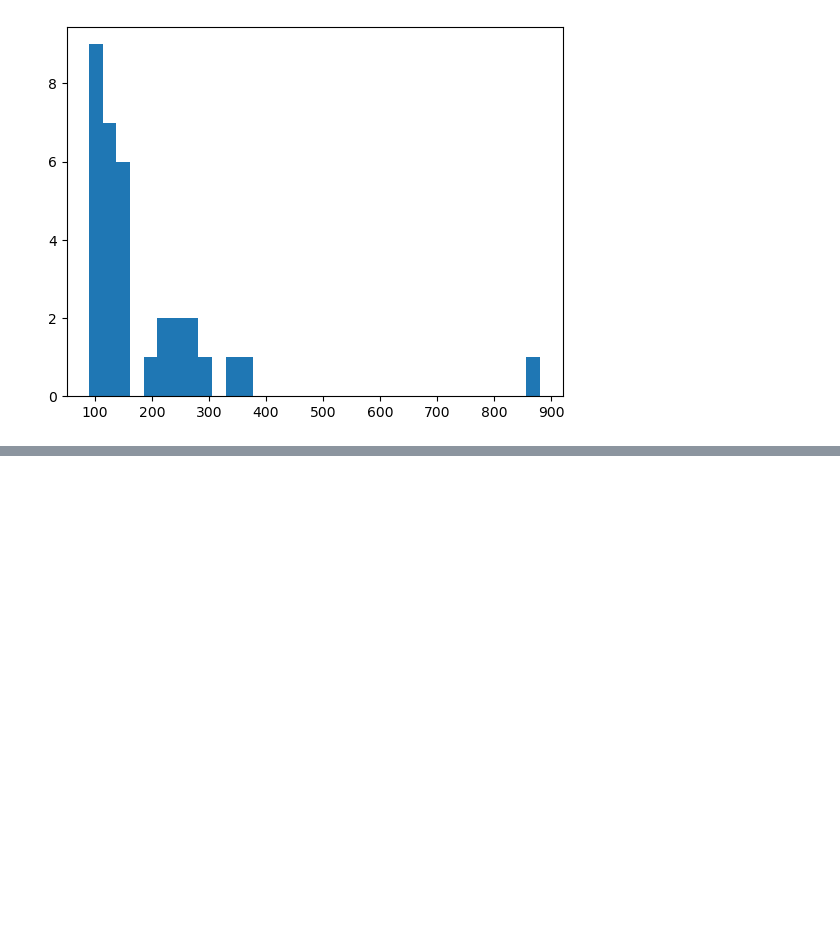
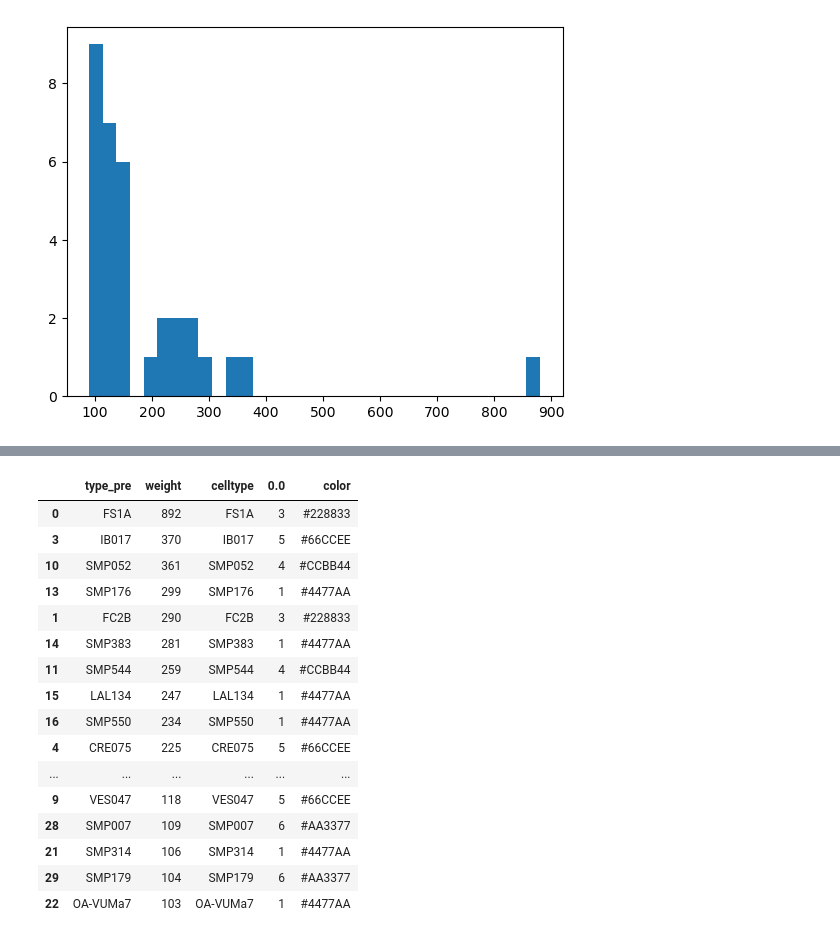
Before and after one commit to Gutierrez-lab/oviIN-analyses-gabrielle, a Jupyter notebook: hub_spoke_sandbox.ipynb, the cells around one changed output, grey strips where cells are left out. Saved outputs shown, nothing was run; the diff lists cells and outputs as text; code cells hidden in the pictures; blank space fills up the shorter version.

```diff
--- a/hub_spoke_sandbox.ipynb
+++ b/hub_spoke_sandbox.ipynb
@@ -635,0 +621,7 @@ BokehUserWarning: ColumnDataSource's columns must be of the same length. Current
+# %%
+# groupby celltype but keep the value in 0.0
+mod0 = ovi_HB_node_df.groupby('celltype').agg({'0.0':'first'})
+
+# make mod0 a dataframe
+mod0 = mod0.reset_index()
+mod0
@@ -635,0 +661,9 @@ BokehUserWarning: ColumnDataSource's columns must be of the same length. Current
+# %%
+# grab only necessary columns
+ovi_type_inputs = ovi_inputs[['type_pre','weight']]
+
+# collapse ovi_inputs by cell type and sort in descending order
+ovi_type_inputs = ovi_type_inputs.groupby('type_pre', as_index=False).sum().sort_values(by='weight', ascending=False,ignore_index=True)
+# %%
+top30_ovi_type_inputs = ovi_type_inputs.head(30)
+top30_ovi_type_inputs
@@ -635,0 +688,26 @@ BokehUserWarning: ColumnDataSource's columns must be of the same length. Current
+# %%
+# merge the modularity data with the top 30 inputs to oviINr
+top30_ovi_type_inputs = top30_ovi_type_inputs.merge(mod0[['celltype','0.0']], how='inner', left_on='type_pre', right_on='celltype')
+
+# merge the colormap with the top 30 inputs to oviINr
+top30_ovi_type_inputs = top30_ovi_type_inputs.merge(pd.DataFrame(colormap.items(), columns=['0.0', 'color']), how='inner', on='0.0')
+top30_ovi_type_inputs = top30_ovi_type_inputs.sort_values('weight', ascending=False)
+top30_ovi_type_inputs
+# %% [output]
+|  | type_pre | weight | celltype | 0.0 | color |
+| 0 | FS1A | 892 | FS1A | 3 | #228833 |
+| 3 | IB017 | 370 | IB017 | 5 | #66CCEE |
+| 10 | SMP052 | 361 | SMP052 | 4 | #CCBB44 |
+| 13 | SMP176 | 299 | SMP176 | 1 | #4477AA |
+| 1 | FC2B | 290 | FC2B | 3 | #228833 |
+| 14 | SMP383 | 281 | SMP383 | 1 | #4477AA |
+| 11 | SMP544 | 259 | SMP544 | 4 | #CCBB44 |
+| 15 | LAL134 | 247 | LAL134 | 1 | #4477AA |
+| 16 | SMP550 | 234 | SMP550 | 1 | #4477AA |
+| 4 | CRE075 | 225 | CRE075 | 5 | #66CCEE |
+| ... | ... | ... | ... | ... | ... |
+| 9 | VES047 | 118 | VES047 | 5 | #66CCEE |
+| 28 | SMP007 | 109 | SMP007 | 6 | #AA3377 |
+| 21 | SMP314 | 106 | SMP314 | 1 | #4477AA |
+| 29 | SMP179 | 104 | SMP179 | 6 | #AA3377 |
+| 22 | OA-VUMa7 | 103 | OA-VUMa7 | 1 | #4477AA |
```
Also changed, not shown: parts of 15 cells of this notebook, 1 other file.
